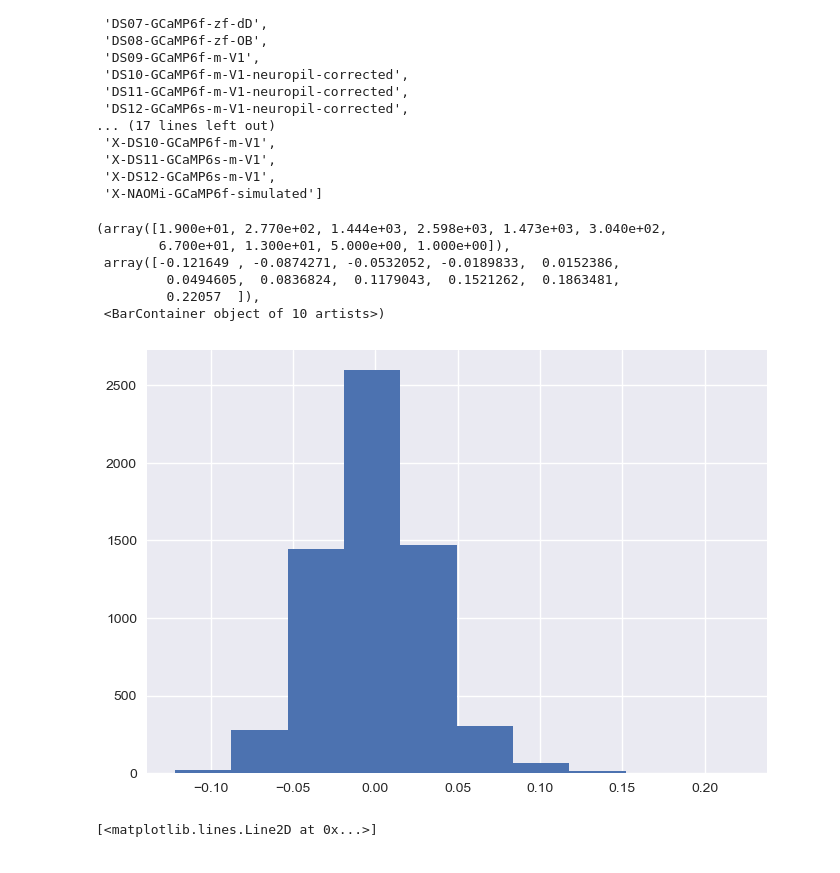
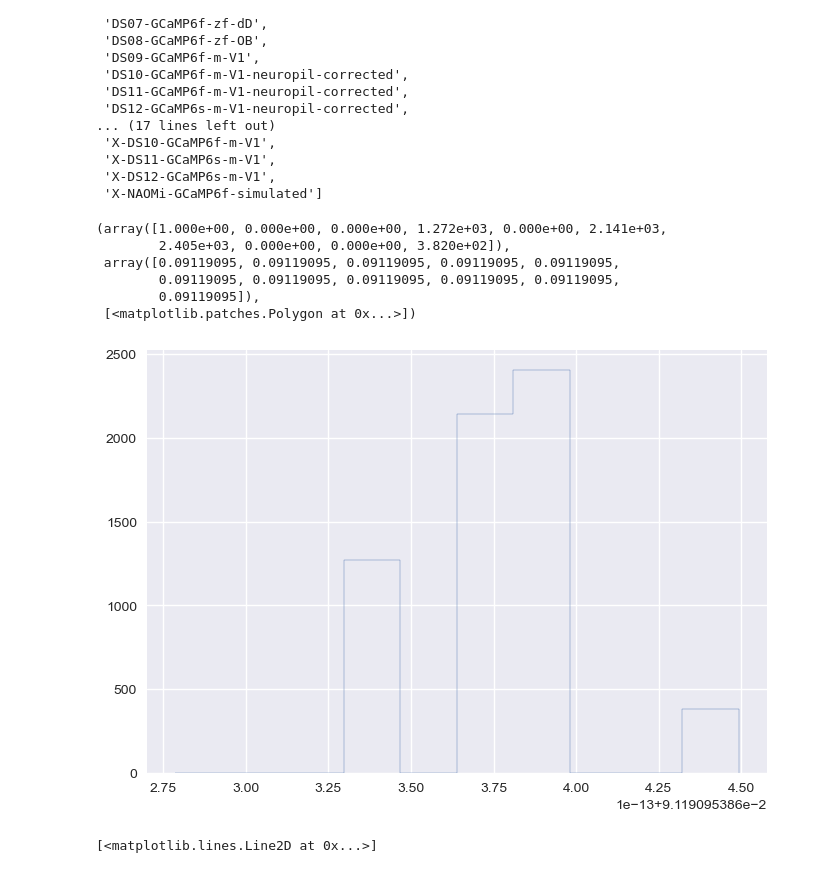
Before and after one commit to mjoudy/Cascade, a Jupyter notebook: cascade_download.ipynb, the cells around one changed output. Drawn from its saved outputs; the diff is of its cells as text; code cells hidden in the pictures.

```diff
--- a/cascade_download.ipynb
+++ b/cascade_download.ipynb
@@ -135,16 +135,16 @@ spikes = data['spikes']
 #diffs = np.diff(dff)
 #plt.hist(diffs)
 # %%
-diffs = np.diff(dff)
+diffs = np.diff(times)
 plt.hist(diffs)
 # %% [output]
-(array([1.900e+01, 2.770e+02, 1.444e+03, 2.598e+03, 1.473e+03, 3.040e+02,
-        6.700e+01, 1.300e+01, 5.000e+00, 1.000e+00]),
- array([-0.121649 , -0.0874271, -0.0532052, -0.0189833,  0.0152386,
-         0.0494605,  0.0836824,  0.1179043,  0.1521262,  0.1863481,
-         0.22057  ]),
- <BarContainer object of 10 artists>)
+(array([1.000e+00, 0.000e+00, 0.000e+00, 1.272e+03, 0.000e+00, 2.141e+03,
+        2.405e+03, 0.000e+00, 0.000e+00, 3.820e+02]),
+ array([0.09119095, 0.09119095, 0.09119095, 0.09119095, 0.09119095,
+        0.09119095, 0.09119095, 0.09119095, 0.09119095, 0.09119095,
+        0.09119095]),
+ [<matplotlib.patches.Polygon at 0x...>])
-[figure, old version]
+[figure, new version]
 # %%
 sp_one = np.ones(np.size(spikes))
 f = plt.figure(figsize=(20,8))
```
Also changed, not shown: parts of 7 cells of this notebook.
